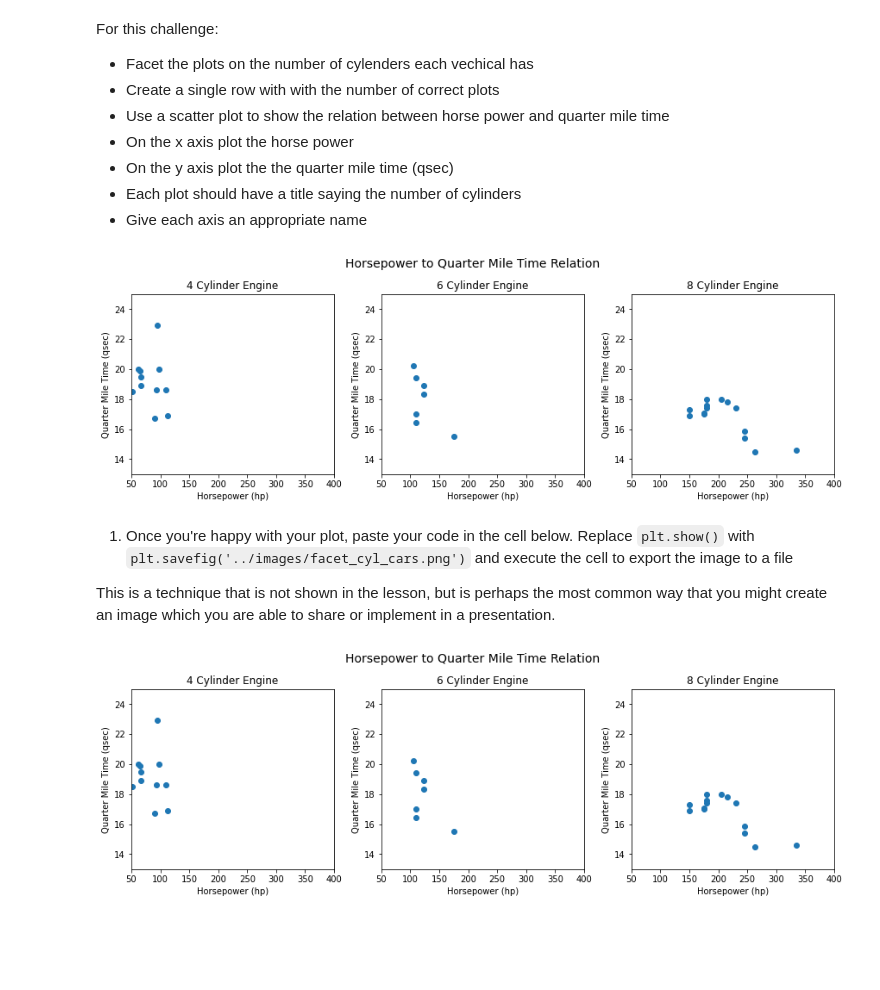
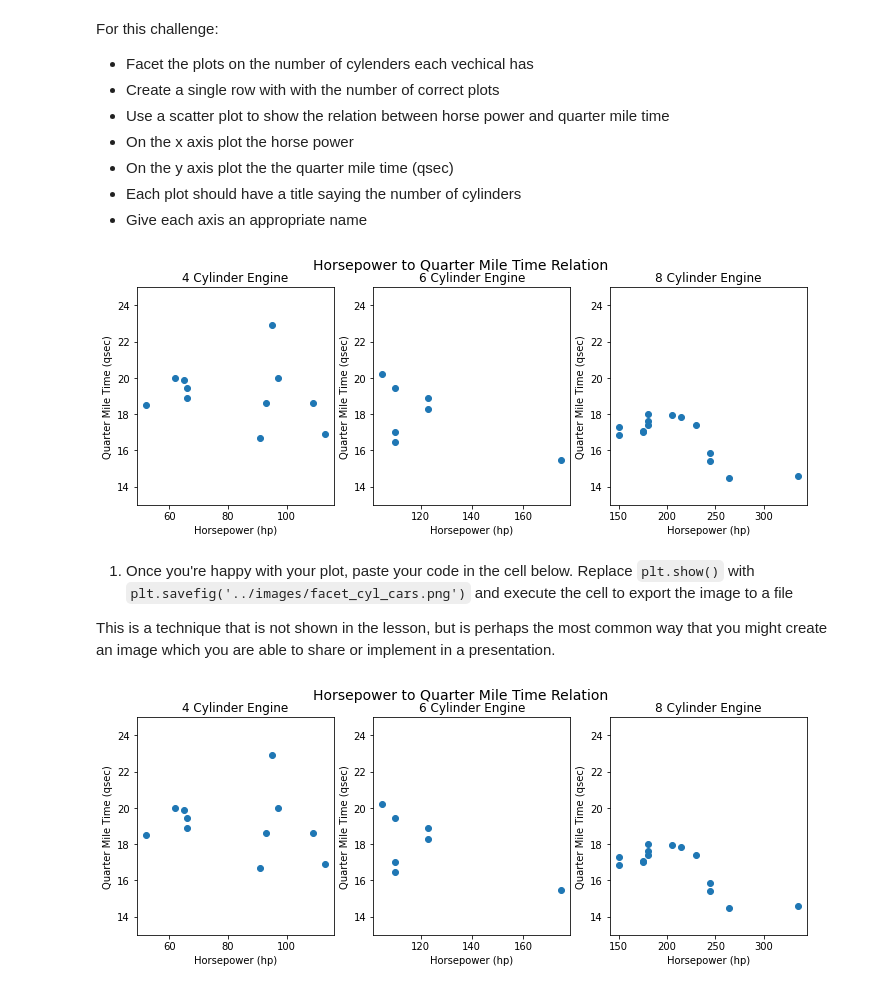
Before and after one commit to venGaza/ds-precourse-faceting, a Jupyter notebook: notebooks/faceting.ipynb, the cells around one changed output. Cells and saved outputs as stored; diff of their text form; code cells hidden in the pictures; blank space fills up the shorter version.

Commit message:
Removed xlim on each hp vs mpg subplot to spread data horizontally

```diff
--- a/notebooks/faceting.ipynb
+++ b/notebooks/faceting.ipynb
@@ -193,37 +193,37 @@ For this challenge:
 # Write your code here
 plt.rcParams["figure.figsize"] = (12,4)
 
 four_cyl = cars_data.loc[cars_data['cyl'] == 4]
 six_cyl = cars_data.loc[cars_data['cyl'] == 6]
 eight_cyl = cars_data.loc[cars_data['cyl'] == 8]
 
 fig, (ax1, ax2, ax3) = plt.subplots(1, 3)
 fig.suptitle('Horsepower to Quarter Mile Time Relation', size=14)
 
 ax1.scatter(four_cyl['hp'], four_cyl['qsec'])
 ax1.set_title('4 Cylinder Engine')
 ax1.set_ylabel('Quarter Mile Time (qsec)')
 ax1.set_xlabel('Horsepower (hp)')
-ax1.set_xlim(50, 400)
+#ax1.set_xlim(50, 400)
 ax1.set_ylim(13, 25)
 
 ax2.scatter(six_cyl['hp'], six_cyl['qsec'])
 ax2.set_title('6 Cylinder Engine')
 ax2.set_ylabel('Quarter Mile Time (qsec)')
 ax2.set_xlabel('Horsepower (hp)')
-ax2.set_xlim(50, 400)
+#ax2.set_xlim(50, 400)
 ax2.set_ylim(13, 25)
 
 ax3.scatter(eight_cyl['hp'], eight_cyl['qsec'])
 ax3.set_title('8 Cylinder Engine')
 ax3.set_ylabel('Quarter Mile Time (qsec)')
 ax3.set_xlabel('Horsepower (hp)')
-ax3.set_xlim(50, 400)
+#ax3.set_xlim(50, 400)
 ax3.set_ylim(13, 25)
 
 fig.show()
 # %% [output]
-[figure, old version]
+[figure, new version]
 # %% [markdown]
 1. Once you're happy with your plot, paste your code in the cell below. Replace `plt.show()` with `plt.savefig('../images/facet_cyl_cars.png')` and execute the cell to export the image to a file
 
@@ -237,23 +237,23 @@ ax1.scatter(four_cyl['hp'], four_cyl['qsec'])
 ax1.set_title('4 Cylinder Engine')
 ax1.set_ylabel('Quarter Mile Time (qsec)')
 ax1.set_xlabel('Horsepower (hp)')
-ax1.set_xlim(50, 400)
+#ax1.set_xlim(50, 400)
 ax1.set_ylim(13, 25)
 
 ax2.scatter(six_cyl['hp'], six_cyl['qsec'])
 ax2.set_title('6 Cylinder Engine')
 ax2.set_ylabel('Quarter Mile Time (qsec)')
 ax2.set_xlabel('Horsepower (hp)')
-ax2.set_xlim(50, 400)
+#ax2.set_xlim(50, 400)
 ax2.set_ylim(13, 25)
 
 ax3.scatter(eight_cyl['hp'], eight_cyl['qsec'])
 ax3.set_title('8 Cylinder Engine')
 ax3.set_ylabel('Quarter Mile Time (qsec)')
 ax3.set_xlabel('Horsepower (hp)')
-ax3.set_xlim(50, 400)
+#ax3.set_xlim(50, 400)
 ax3.set_ylim(13, 25)
 
 fig.savefig('../images/facet_cyl_cars.png')
 # %% [output]
-[figure, old version]
+[figure, new version]
```
Also changed, not shown: parts of 1 cell of this notebook, 1 other file.
